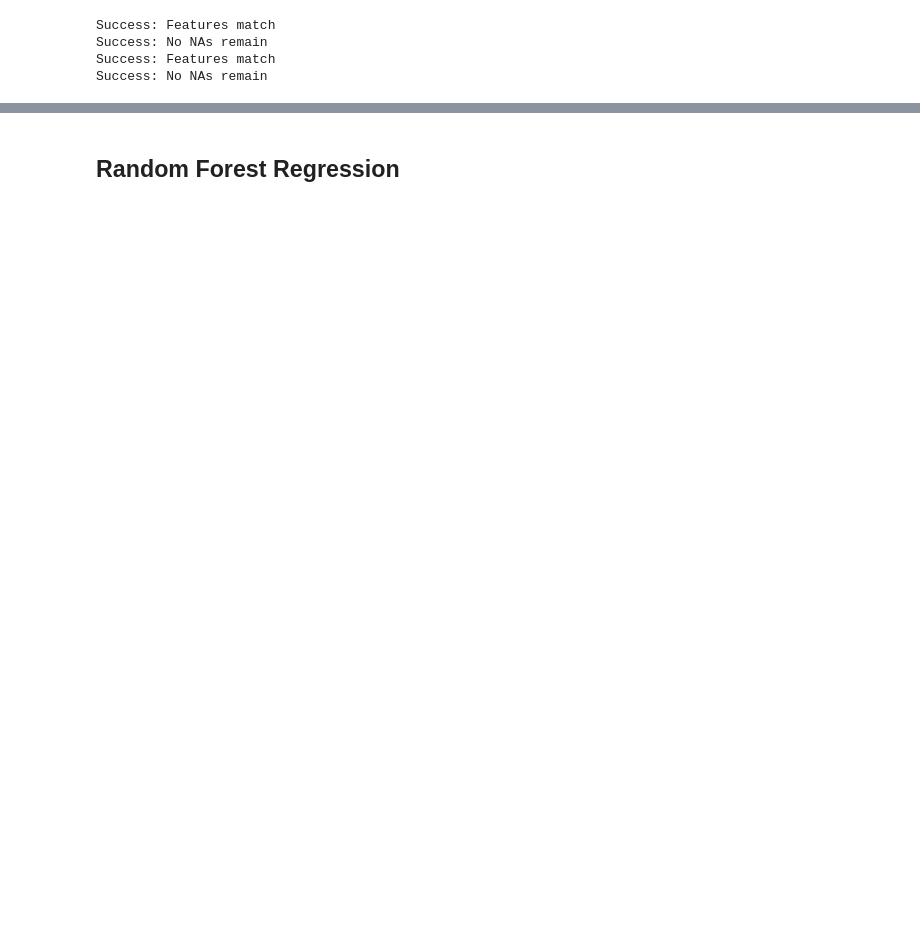
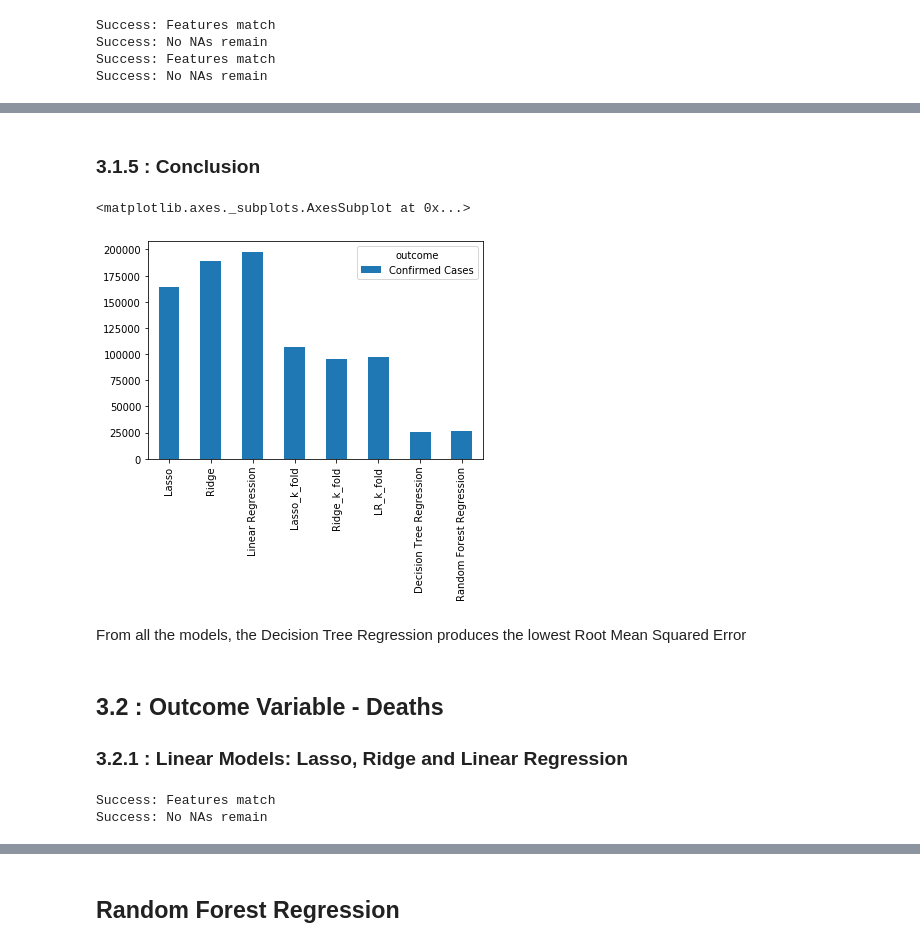
Before and after one commit to rceid/ML_Covid, a Jupyter notebook: scripts/model_fitting.ipynb, the cells around one changed output, grey strips where cells are left out. Cells and saved outputs as stored; diff of their text form; code cells hidden in the pictures; blank space fills up the shorter version.

```diff
--- a/scripts/model_fitting.ipynb
+++ b/scripts/model_fitting.ipynb
@@ -323,3 +342,7 @@ R2 score: 0.98
 # making prediction and saving it to a pickle file
 predictions = pipeline.predictions_every_country(X_test.columns[19:169], X_test, y_pred_cases, y_test_cases)
 predictions.to_pickle("../predictions/cases_dtr.pkl")
+# %%
+metrics = pipeline.metrics(y_pred_cases, y_test_cases, X_train, y_train_cases, dtr)
+Evalution_RMSE['Decision Tree Regression'] = metrics[1]
+Evalution_RMSE
@@ -325,0 +361,8 @@ predictions.to_pickle("../predictions/cases_dtr.pkl")
+# %%
+from sklearn.ensemble import RandomForestRegressor
+
+# Confirmed Cases
+rf = RandomForestRegressor(random_state=0)
+rf.fit(X_train, y_train_cases)
+y_pred_cases = rf.predict(X_test)
+metrics = pipeline.metrics(y_pred_cases, y_test_cases, X_train, y_train_cases, rf)
@@ -325,0 +376,3 @@ predictions.to_pickle("../predictions/cases_dtr.pkl")
+# %%
+Evalution_RMSE['Random Forest Regression'] = metrics[1]
+Evalution_RMSE
@@ -325,0 +383,27 @@ predictions.to_pickle("../predictions/cases_dtr.pkl")
+# %% [markdown]
+### 3.1.5 : Conclusion
+# %%
+Evalution_RMSE.transpose().plot.bar()
+# %% [output]
+<matplotlib.axes._subplots.AxesSubplot at 0x...>
+[figure, added]
+# %% [markdown]
+From all the models, the Decision Tree Regression produces the lowest Root Mean Squared Error
+# %% [markdown]
+## 3.2 : Outcome Variable - Deaths
+### 3.2.1 : Linear Models: Lasso, Ridge and Linear Regression
+# %%
+#setting up the dataframe
+filepath = '../data/covid_df_protocol_3.pkl'
+df = pd.read_pickle(filepath)
+df['log_cases'] = np.log(df['Deaths'] + 1)
+# getting train and test dataframes
+df_train, df_test = pipeline.split_and_scale_on_last_weeks(df, 2)
+#sanity chceck
+pipeline.sanity_check(df_train, df_test)
+# Getting Features and outcome variables
+X_train, y_train = pipeline.divide_target_and_features(df_train, 'log_cases')
+X_test, y_test = pipeline.divide_target_and_features(df_test, 'log_cases')
+# %% [output]
+Success: Features match
+Success: No NAs remain
```
Also changed, not shown: parts of 60 cells of this notebook.
